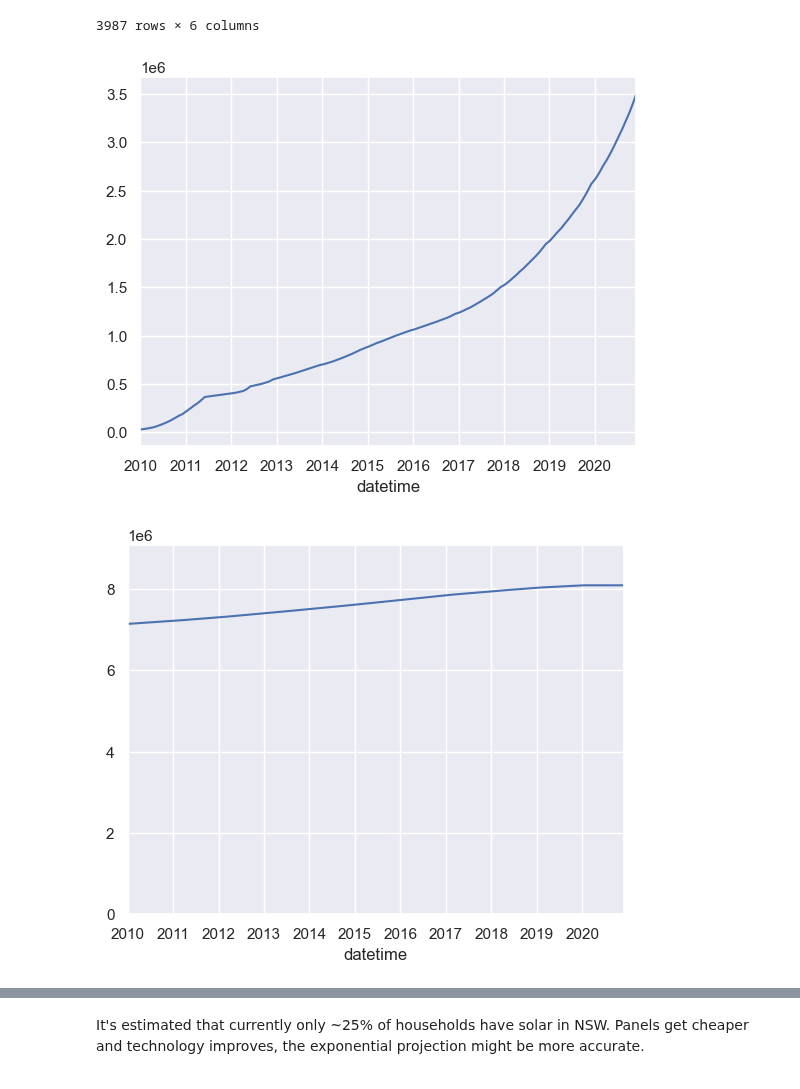
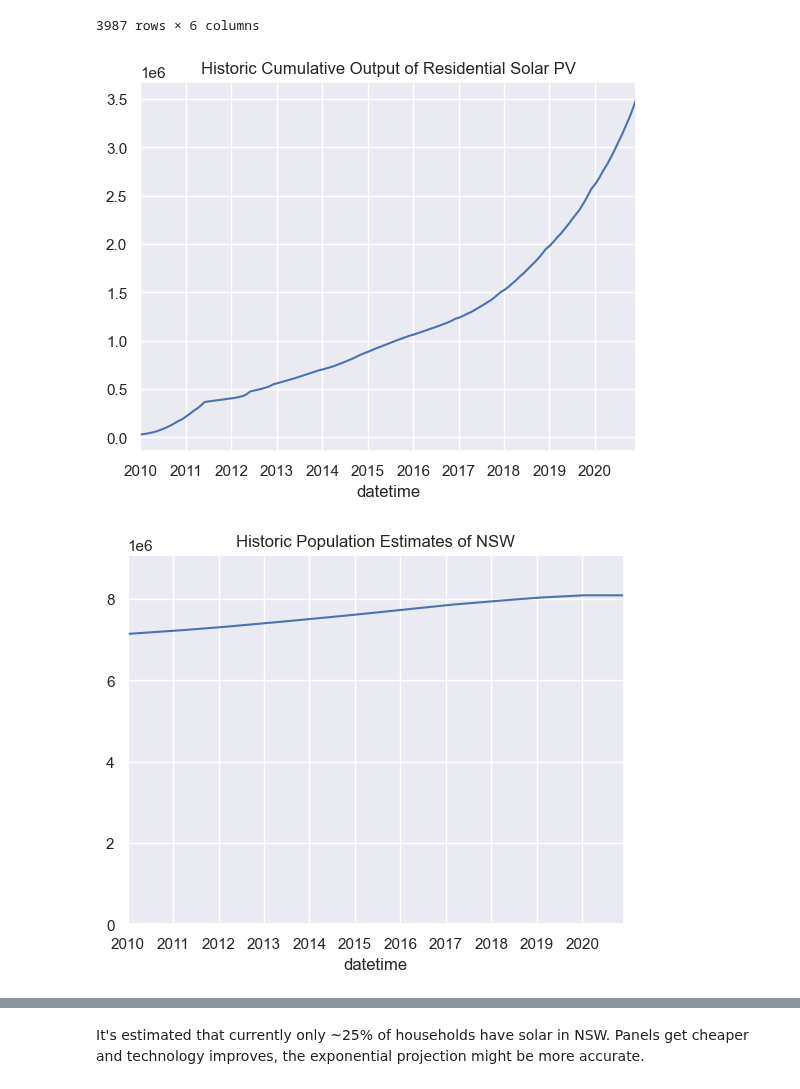
Before and after one commit to dmc-au/Team-A---Impacts-of-Household-PV-on-Grid-Demand, a Jupyter notebook: src/futureForcast.ipynb, the cells around one changed output, grey strips where cells are left out. Saved outputs shown, nothing was run; the diff lists cells and outputs as text; code cells hidden in the pictures.

Commit message:
Slight amendments
Adding headers to some graphs. Edit to RMSE on final min pred model

```diff
--- a/src/futureForcast.ipynb
+++ b/src/futureForcast.ipynb
@@ -35,15 +35,15 @@ df
 | 2020-11-30 | 6074.96 | 8821.67 | 18.6 | 22.6 | 3.505065e+06 | 8.093859e+06 |
 3987 rows × 6 columns
 # %%
-df['cum_output'].plot()
+df['cum_output'].plot(title='Historic Cumulative Output of Residential Solar PV')
 plt.show()
 # %% [output]
-[figure, old version]
+[figure, new version]
 # %%
-df['population'].plot(ylim=[0,(df['population'].max()+10**6)])
+df['population'].plot(ylim=[0,(df['population'].max()+10**6)], title='Historic Population Estimates of NSW')
 plt.show()
 # %% [output]
-[figure, old version]
+[figure, new version]
 # %%
 fit_output1 = Holt(df['cum_output'], damped_trend=True, initialization_method="estimated").fit(damping_trend=1)
 fcast1_output = fit_output1.forecast(365*6+32).rename("Dampened Trend")
```
Also changed, not shown: parts of 3 cells of this notebook, 1 other file.
